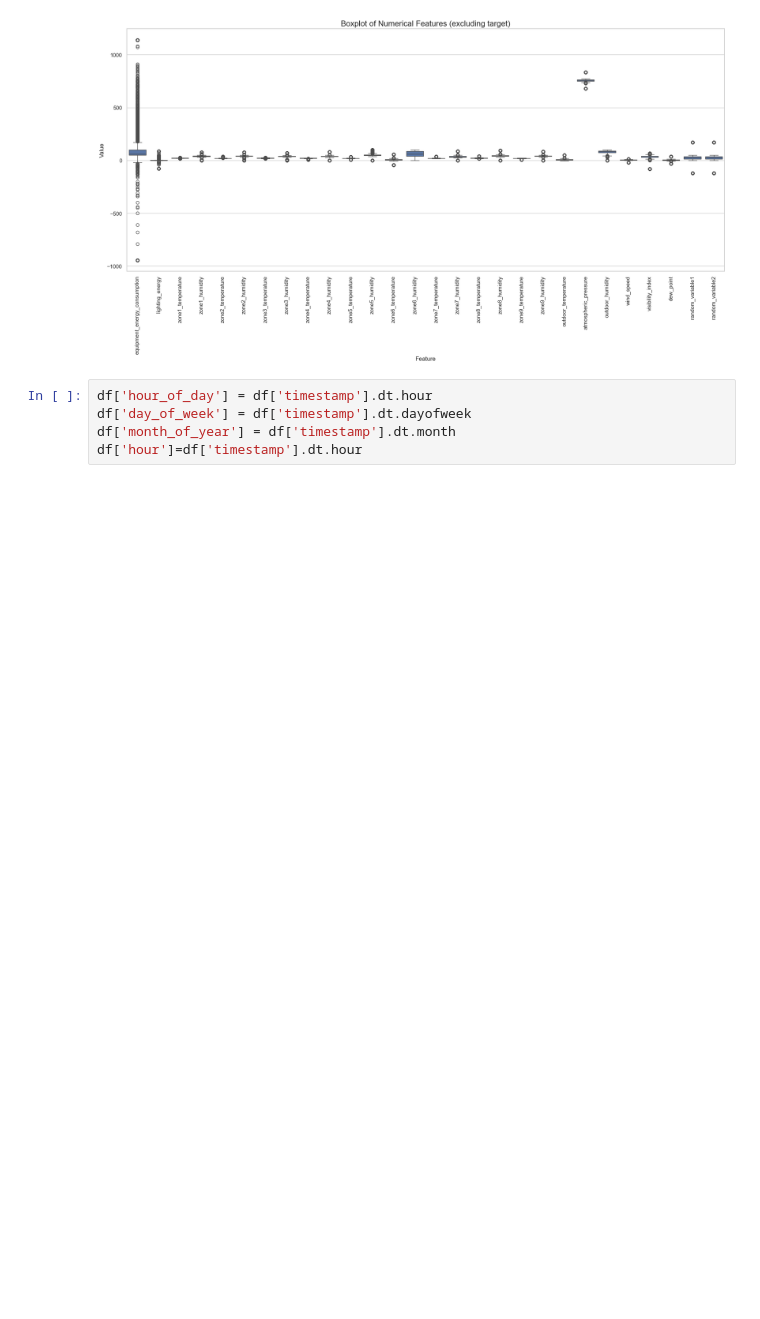
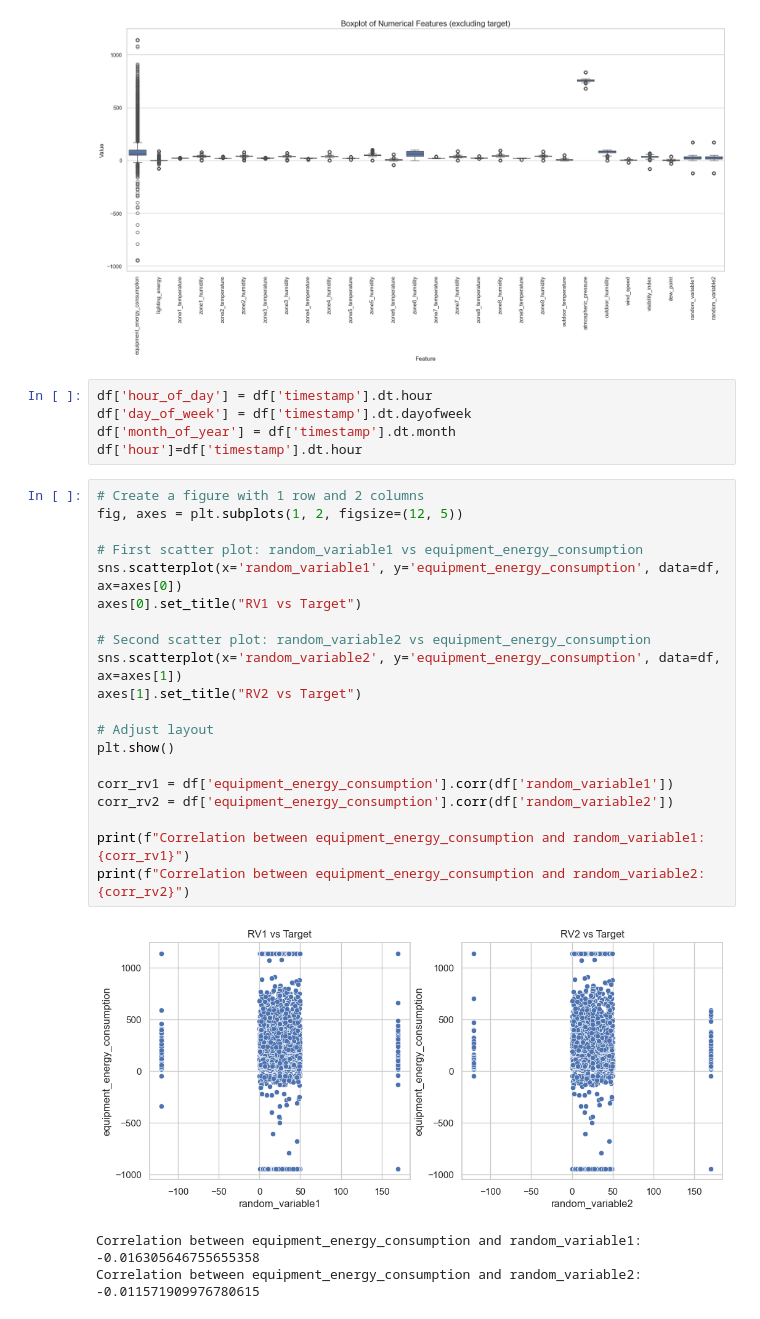
Before and after one commit to Revanthcsv/DS-Intern-Assignment-RevanthKumar, a Jupyter notebook: energy_prediction.ipynb, the cells around one changed output. Saved outputs shown, nothing was run; the diff lists cells and outputs as text; blank space fills up the shorter version.

Commit message:
Compute feature correlations; evaluate random_variable1 & random_variable2

```diff
--- a/energy_prediction.ipynb
+++ b/energy_prediction.ipynb
@@ -295,3 +295,27 @@ df['hour_of_day'] = df['timestamp'].dt.hour
 df['day_of_week'] = df['timestamp'].dt.dayofweek
 df['month_of_year'] = df['timestamp'].dt.month
 df['hour']=df['timestamp'].dt.hour
+# %%
+# Create a figure with 1 row and 2 columns
+fig, axes = plt.subplots(1, 2, figsize=(12, 5))
+
+# First scatter plot: random_variable1 vs equipment_energy_consumption
+sns.scatterplot(x='random_variable1', y='equipment_energy_consumption', data=df, ax=axes[0])
+axes[0].set_title("RV1 vs Target")
+
+# Second scatter plot: random_variable2 vs equipment_energy_consumption
+sns.scatterplot(x='random_variable2', y='equipment_energy_consumption', data=df, ax=axes[1])
+axes[1].set_title("RV2 vs Target")
+
+# Adjust layout
+plt.show()
+
+corr_rv1 = df['equipment_energy_consumption'].corr(df['random_variable1'])
+corr_rv2 = df['equipment_energy_consumption'].corr(df['random_variable2'])
+
+print(f"Correlation between equipment_energy_consumption and random_variable1: {corr_rv1}")
+print(f"Correlation between equipment_energy_consumption and random_variable2: {corr_rv2}")
+# %% [output]
+[figure, added]
+Correlation between equipment_energy_consumption and random_variable1: -0.016305646755655358
+Correlation between equipment_energy_consumption and random_variable2: -0.011571909976780615
```
Also changed, not shown: parts of 1 cell of this notebook.
